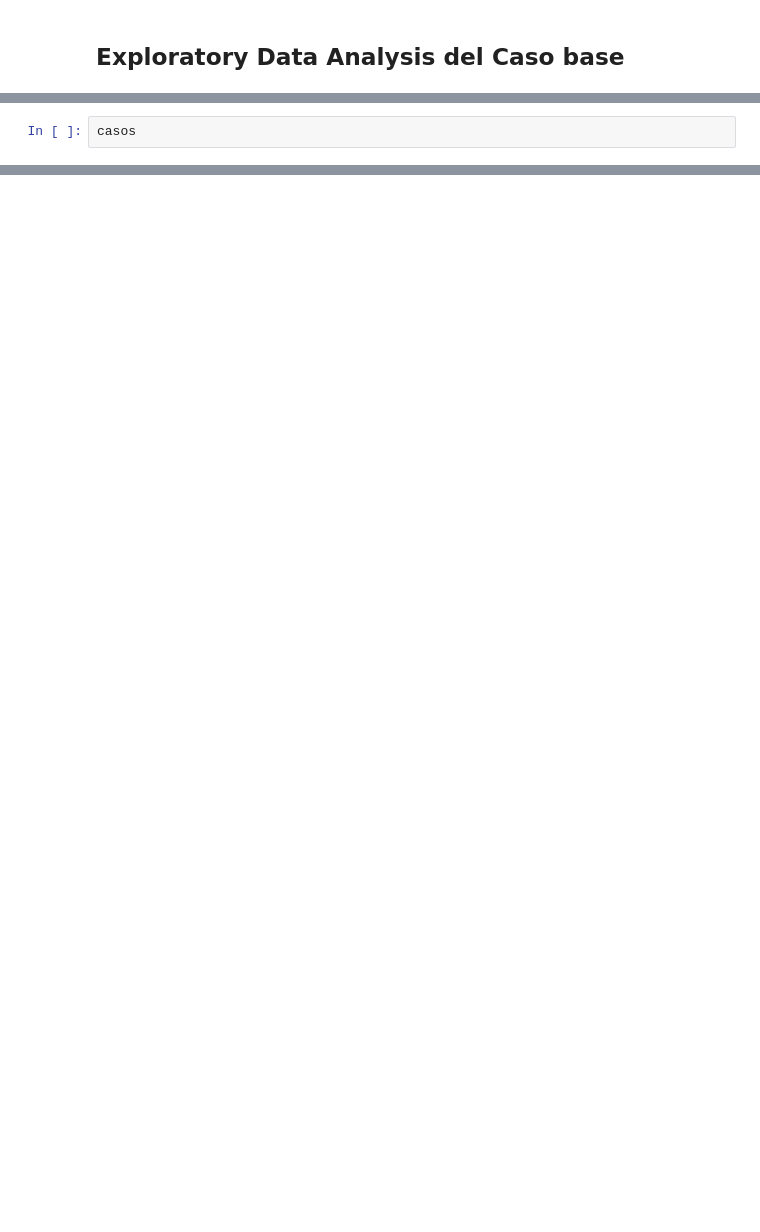
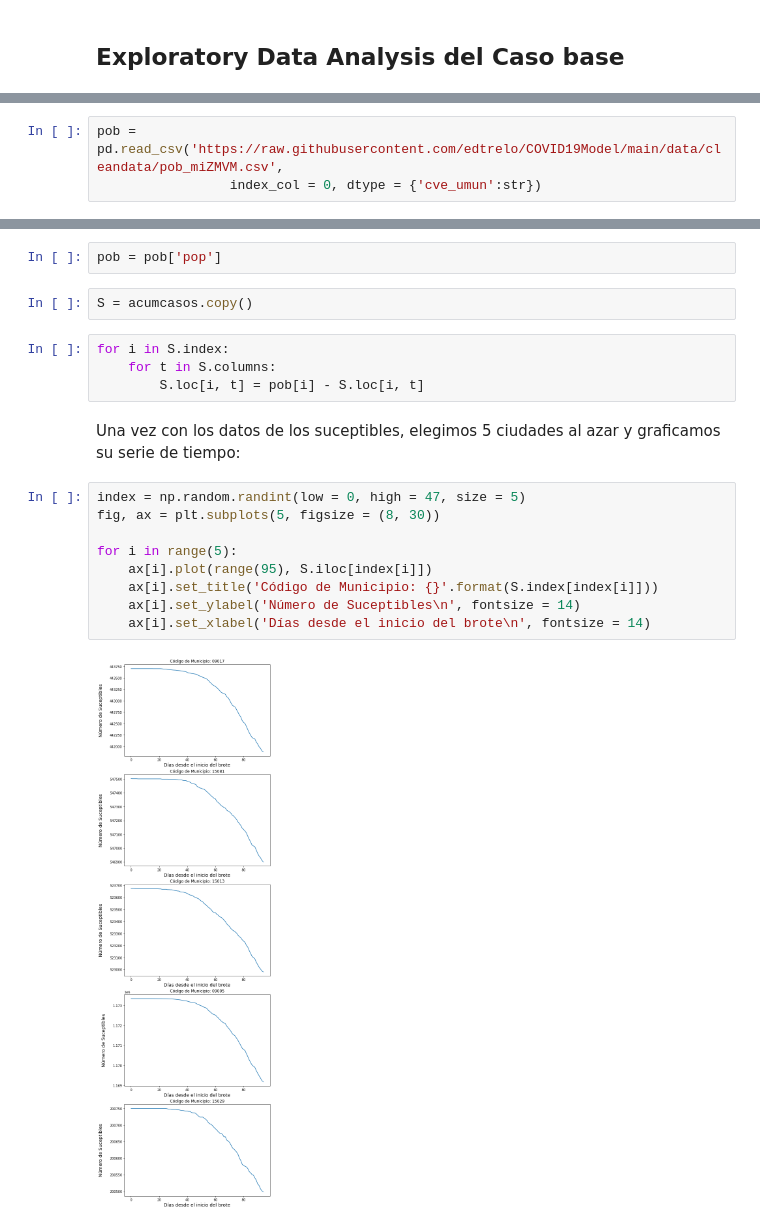
Before and after one commit to edtrelo/COVID19Model, a Jupyter notebook: src/model/EDA.ipynb, the cells around one changed output, grey strips where cells are left out. Drawn from its saved outputs; the diff is of its cells as text; blank space fills up the shorter version.

```diff
--- a/src/model/EDA.ipynb
+++ b/src/model/EDA.ipynb
@@ -11,2 +151,3 @@ acumcasos = casos.cumsum(axis = 1);
 # %%
-casos
+pob = pd.read_csv('https://raw.githubusercontent.com/edtrelo/COVID19Model/main/data/cleandata/pob_miZMVM.csv',
+                 index_col = 0, dtype = {'cve_umun':str})
@@ -16,0 +154,21 @@ casos
+# %%
+pob = pob['pop']
+# %%
+S = acumcasos.copy()
+# %%
+for i in S.index:
+    for t in S.columns:
+        S.loc[i, t] = pob[i] - S.loc[i, t]
+# %% [markdown]
+Una vez con los datos de los suceptibles, elegimos 5 ciudades al azar y graficamos su serie de tiempo:
+# %%
+index = np.random.randint(low = 0, high = 47, size = 5)
+fig, ax = plt.subplots(5, figsize = (8, 30))
+
+for i in range(5):
+    ax[i].plot(range(95), S.iloc[index[i]])
+    ax[i].set_title('Código de Municipio: {}'.format(S.index[index[i]]))
+    ax[i].set_ylabel('Número de Suceptibles\n', fontsize = 14)
+    ax[i].set_xlabel('Días desde el inicio del brote\n', fontsize = 14)
+# %% [output]
+[figure, added]
```
Also changed, not shown: parts of 39 cells of this notebook.
